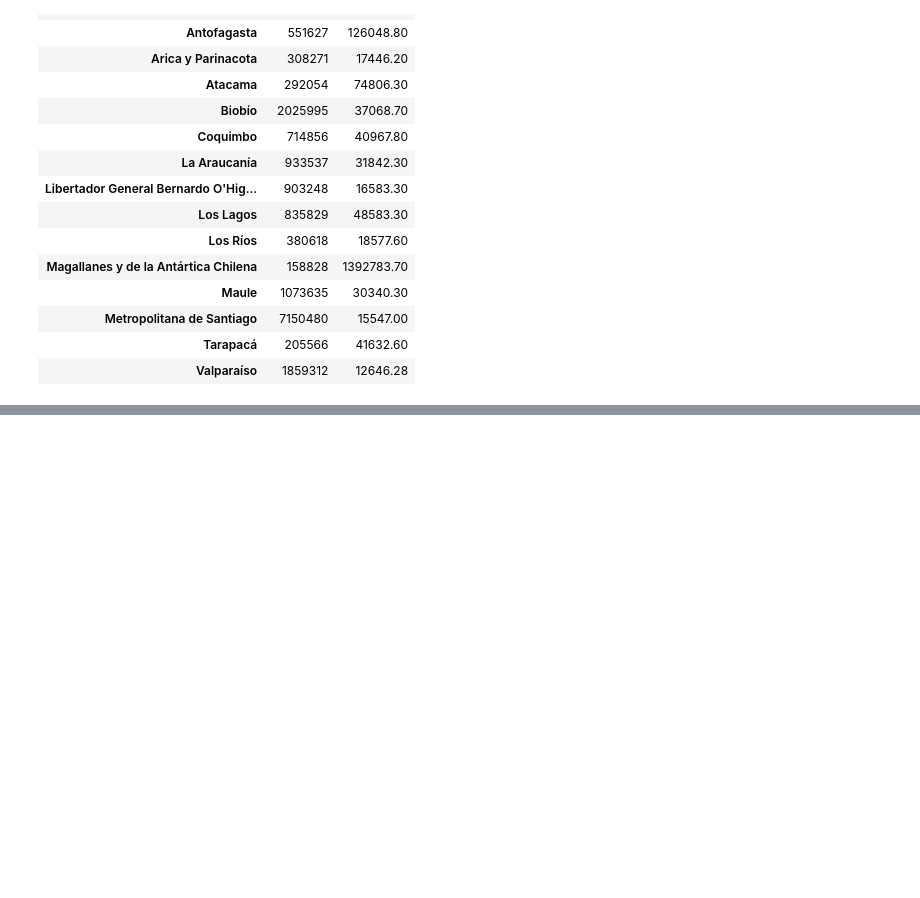
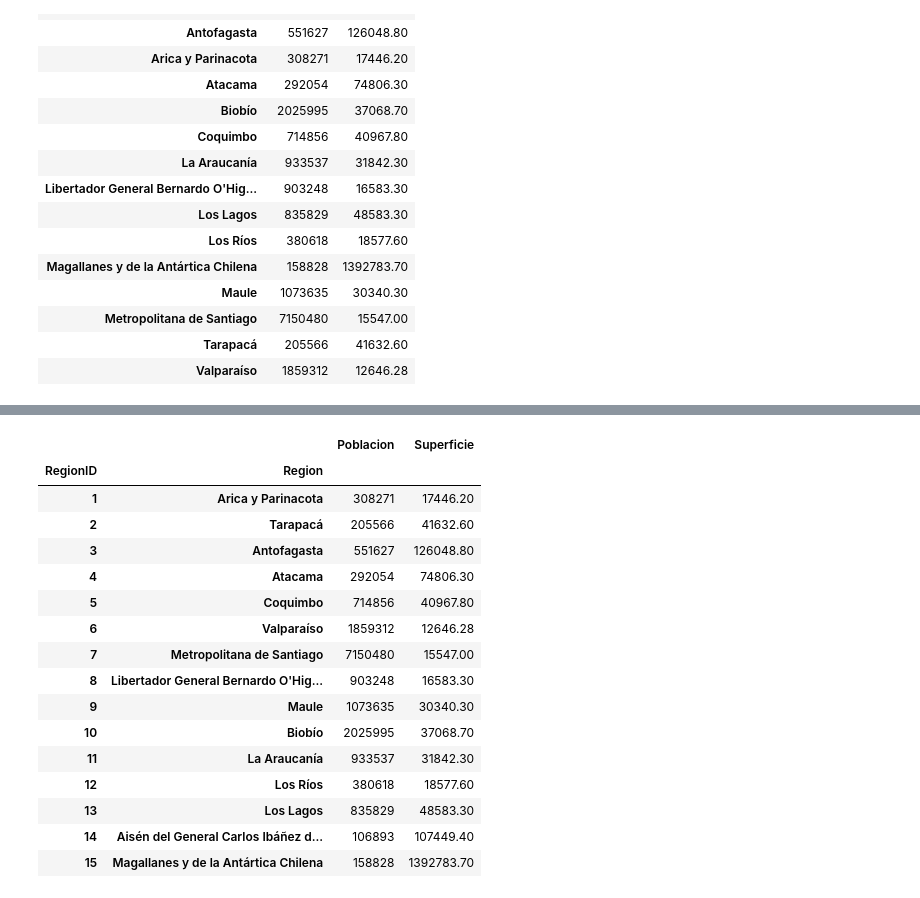
Before and after one commit to rpmunoz/topicos_ingenieria_1, a Jupyter notebook: clase_1/02 - Lectura de datos con Pandas.ipynb, the cells around one changed output, grey strips where cells are left out. Saved outputs shown, nothing was run; the diff lists cells and outputs as text; code cells hidden in the pictures; blank space fills up the shorter version.

```diff
--- a/clase_1/02 - Lectura de datos con Pandas.ipynb
+++ b/clase_1/02 - Lectura de datos con Pandas.ipynb
@@ -382,0 +383,20 @@ data.sort_values('Poblacion', ascending=False)
+# %%
+data.sort_values(['RegionID']).groupby(['RegionID','Region'])['Poblacion','Superficie'].sum()
+# %% [output]
+|  |  | Poblacion | Superficie |
+| RegionID | Region |  |  |
+| 1 | Arica y Parinacota | 308271 | 17446.20 |
+| 2 | Tarapacá | 205566 | 41632.60 |
+| 3 | Antofagasta | 551627 | 126048.80 |
+| 4 | Atacama | 292054 | 74806.30 |
+| 5 | Coquimbo | 714856 | 40967.80 |
+| 6 | Valparaíso | 1859312 | 12646.28 |
+| 7 | Metropolitana de Santiago | 7150480 | 15547.00 |
+| 8 | Libertador General Bernardo O'Hig... | 903248 | 16583.30 |
+| 9 | Maule | 1073635 | 30340.30 |
+| 10 | Biobío | 2025995 | 37068.70 |
+| 11 | La Araucanía | 933537 | 31842.30 |
+| 12 | Los Ríos | 380618 | 18577.60 |
+| 13 | Los Lagos | 835829 | 48583.30 |
+| 14 | Aisén del General Carlos Ibáñez d... | 106893 | 107449.40 |
+| 15 | Magallanes y de la Antártica Chilena | 158828 | 1392783.70 |
```
Also changed, not shown: parts of 2 cells of this notebook, 2 other files.
